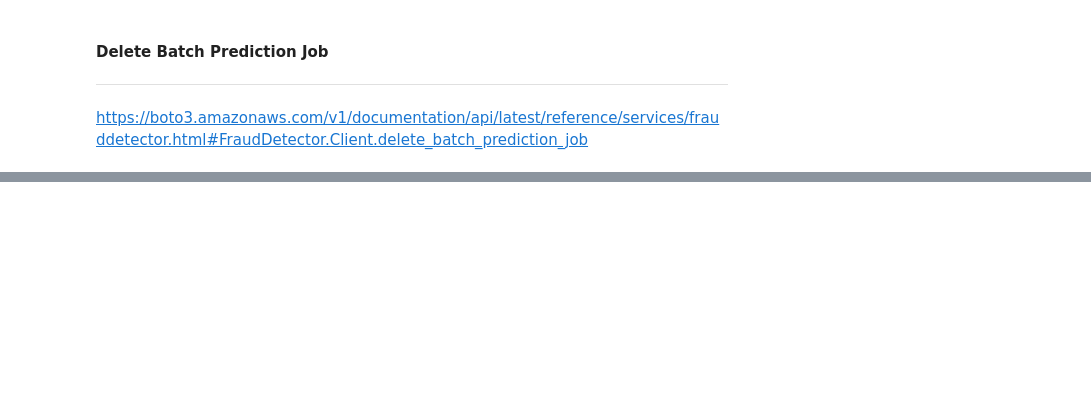
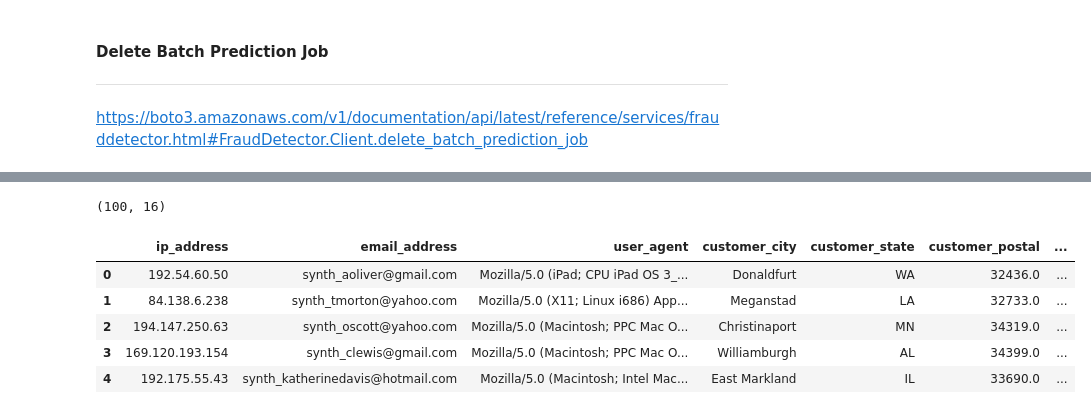
Before and after one commit to aws-samples/aws-fraud-detector-samples, a Jupyter notebook: Fraud_Detector_BatchPrediction_API_Example.ipynb, the cells around one changed output, grey strips where cells are left out. Saved outputs shown, nothing was run; the diff lists cells and outputs as text; code cells hidden in the pictures; blank space fills up the shorter version.

```diff
--- a/Fraud_Detector_BatchPrediction_API_Example.ipynb
+++ b/Fraud_Detector_BatchPrediction_API_Example.ipynb
@@ -335,0 +344,14 @@ print(response)
+# %%
+predictions = df_output.copy()
+predictions['score'] = predictions['MODEL_SCORES'].str.slice(19,-1).astype(float)
+predictions.drop(['MODEL_SCORES'], axis=1, inplace=True)
+print(predictions.shape)
+predictions.head()
+# %% [output]
+(100, 16)
+|  | ip_address | email_address | user_agent | customer_city | customer_state | customer_postal | ... |
+| 0 | 192.54.60.50 | synth_aoliver@gmail.com | Mozilla/5.0 (iPad; CPU iPad OS 3_... | Donaldfurt | WA | 32436.0 | ... |
+| 1 | 84.138.6.238 | synth_tmorton@yahoo.com | Mozilla/5.0 (X11; Linux i686) App... | Meganstad | LA | 32733.0 | ... |
+| 2 | 194.147.250.63 | synth_oscott@yahoo.com | Mozilla/5.0 (Macintosh; PPC Mac O... | Christinaport | MN | 34319.0 | ... |
+| 3 | 169.120.193.154 | synth_clewis@gmail.com | Mozilla/5.0 (Macintosh; PPC Mac O... | Williamburgh | AL | 34399.0 | ... |
+| 4 | 192.175.55.43 | synth_katherinedavis@hotmail.com | Mozilla/5.0 (Macintosh; Intel Mac... | East Markland | IL | 33690.0 | ... |
```
Also changed, not shown: parts of 16 cells of this notebook.
